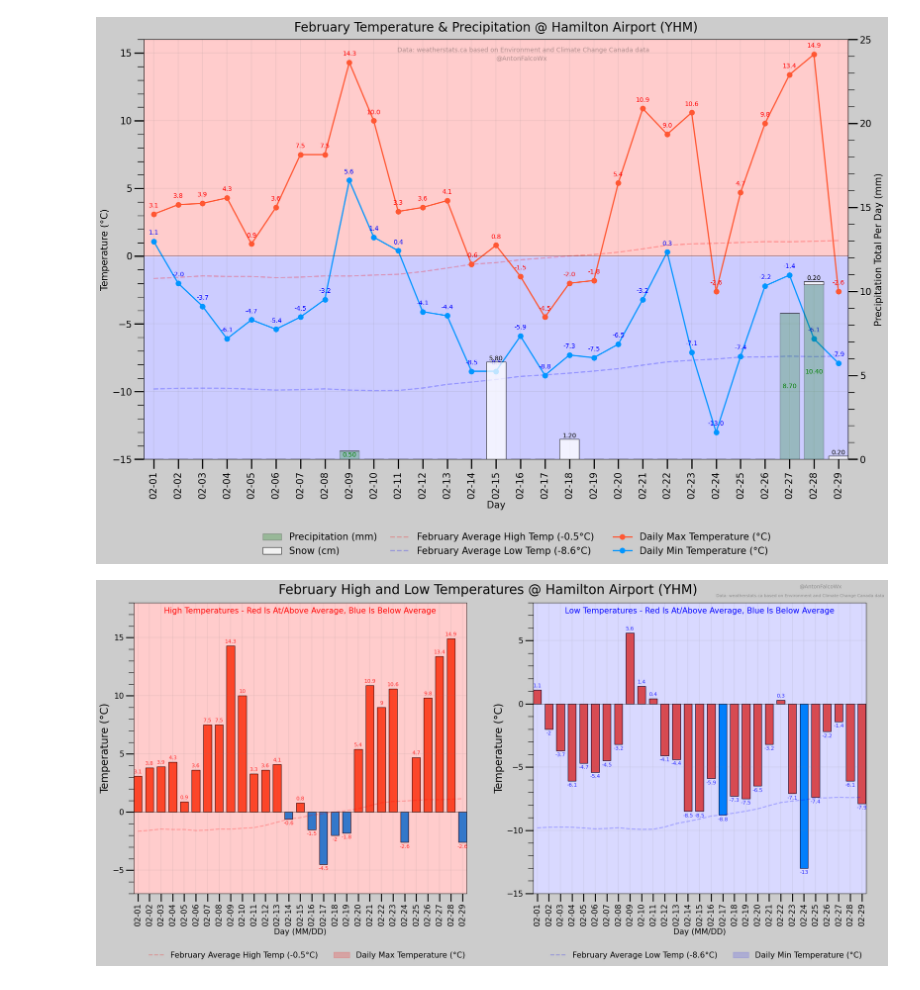
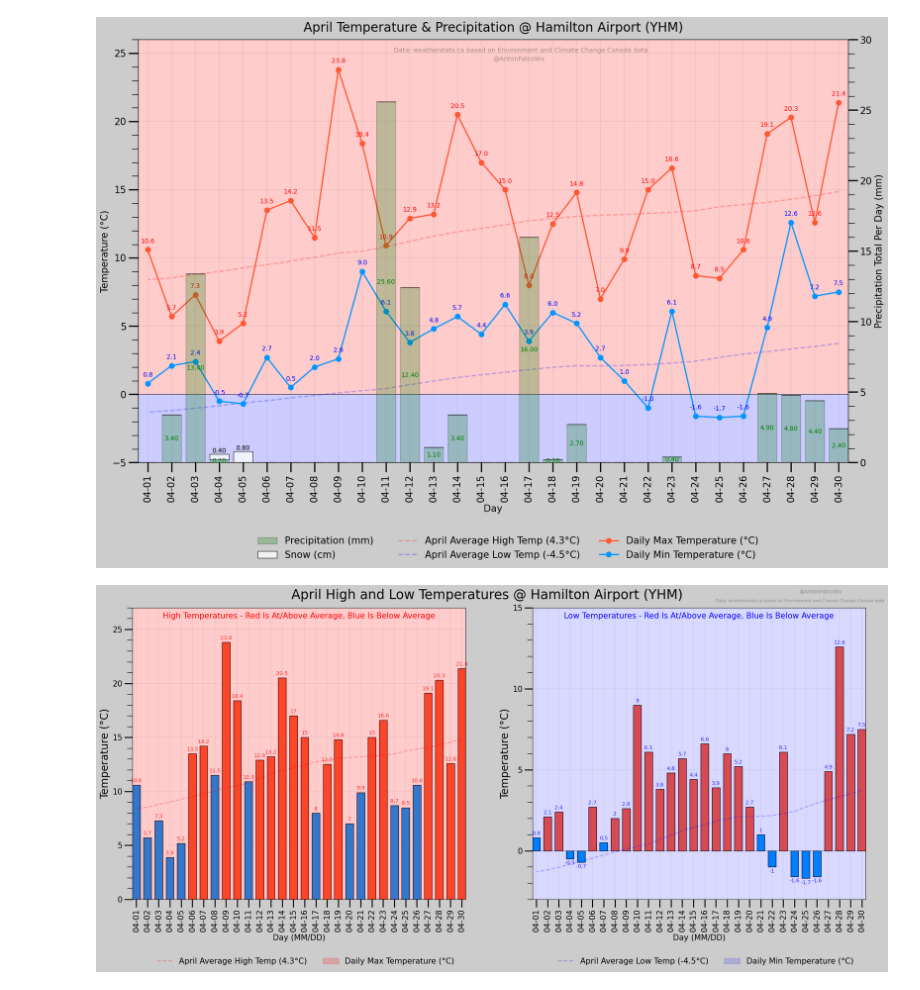
Before and after one commit to antonfalco/2024-YHM-Weather, a Jupyter notebook: YHM 2024 YEARLY OVERVIEW.ipynb, the cells around one changed output. Drawn from its saved outputs; the diff is of its cells as text; code cells hidden in the pictures.

```diff
--- a/YHM 2024 YEARLY OVERVIEW.ipynb
+++ b/YHM 2024 YEARLY OVERVIEW.ipynb
@@ -411,7 +426,7 @@ plt.close()
 # %%
 #Un-Comment to use for monthly health breakdown
 Yearly = pd.read_excel(r'C:\Users\Anton\Desktop\Visualization\YHM Reports\YHM 2024\Yearly.xlsx')
-Yearly = Yearly[(Yearly['date'] >= '2024-02-01') & (Yearly['date'] < '2024-03-01')].reset_index()
+Yearly = Yearly[(Yearly['date'] >= '2024-04-01') & (Yearly['date'] < '2024-05-01')].reset_index()
 Yearly.tail(10)
 
 #For Highest Health Index Monthly
@@ -607,20 +622,26 @@ plt.close()
 # %%
-#INDIVIDUAL MONTHS: https://hamilton.weatherstats.ca/download.html (Change dates for monthly breakdowns)
+#INDIVIDUAL MONTHS: https://hamilton.weatherstats.ca/download.html (LOOK FOR CLIMATE DAILY AND DOWNLOAD PER MONTH)
 Yearly = pd.read_excel(r'C:\Users\Anton\Desktop\Visualization\YHM Reports\YHM 2024\Yearly.xlsx')
 #Yearly = Yearly[(Yearly['date'] >= '2024-01-01') & (Yearly['date'] < '2024-02-01')].reset_index()
-Yearly = Yearly[(Yearly['date'] >= '2024-02-01') & (Yearly['date'] < '2024-03-01')].reset_index()
+#Yearly = Yearly[(Yearly['date'] >= '2024-02-01') & (Yearly['date'] < '2024-03-01')].reset_index()
+#Yearly = Yearly[(Yearly['date'] >= '2024-03-01') & (Yearly['date'] < '2024-04-01')].reset_index()
+Yearly = Yearly[(Yearly['date'] >= '2024-04-01') & (Yearly['date'] < '2024-05-01')].reset_index()
 Yearly.tail(10)
 
-#Normals found here: https://hamilton.weatherstats.ca/download.html (LOOK FOR 30 YEAR NORMALS AND DOWNLOAD MONTHLY)
+#Normals found here: https://hamilton.weatherstats.ca/download.html (LOOK FOR 30 YEAR DAILY NORMALS AND DOWNLOAD PER MONTH)
 Normals = pd.read_excel(r'C:\Users\Anton\Desktop\Visualization\YHM Reports\YHM 2024\Normals.xlsx')
 #Normals = Normals[(Normals['date'] >= '2024-01-01') & (Normals['date'] < '2024-02-01')].reset_index()
-Normals = Normals[(Normals['date'] >= '2024-02-01') & (Normals['date'] < '2024-03-01')].reset_index()
+#Normals = Normals[(Normals['date'] >= '2024-02-01') & (Normals['date'] < '2024-03-01')].reset_index()
+#Normals = Normals[(Normals['date'] >= '2024-03-01') & (Normals['date'] < '2024-04-01')].reset_index()
+Normals = Normals[(Normals['date'] >= '2024-04-01') & (Normals['date'] < '2024-05-01')].reset_index()
 #Normals.head(10)
 
-#Extremes found here: https://hamilton.weatherstats.ca/download.html (LOOK FOR 30 YEAR EXTREMES AND DOWNLOAD MONTHLY)
+#Extremes found here: https://hamilton.weatherstats.ca/download.html (LOOK FOR 30 YEAR DAILY EXTREMES AND DOWNLOAD PER MONTH)
 Extremes = pd.read_excel(r'C:\Users\Anton\Desktop\Visualization\YHM Reports\YHM 2024\Daily_Extremes.xlsx')
 #Extremes = Extremes[(Extremes['date'] >= '2024-01-01') & (Extremes['date'] < '2024-02-01')].reset_index()
-Extremes = Extremes[(Extremes['date'] >= '2024-02-01') & (Extremes['date'] < '2024-03-01')].reset_index()
+#Extremes = Extremes[(Extremes['date'] >= '2024-02-01') & (Extremes['date'] < '2024-03-01')].reset_index()
+#Extremes = Extremes[(Extremes['date'] >= '2024-03-01') & (Extremes['date'] < '2024-04-01')].reset_index()
+Extremes = Extremes[(Extremes['date'] >= '2024-04-01') & (Extremes['date'] < '2024-05-01')].reset_index()
 #Extremes.tail(10)
 
 #Extremes.describe
@@ -825,7 +851,7 @@ for i, txt in enumerate(Min):
 
 #Labels
 ax.grid(which='major', color='gray', linewidth=0.15)
-ax.set_title('February Temperature & Precipitation @ Hamilton Airport (YHM)', y=1.01, fontweight='bold', fontsize=20)
+ax.set_title('April Temperature & Precipitation @ Hamilton Airport (YHM)', y=1.01, fontweight='bold', fontsize=20)
 ax.set_xlabel('Day',fontweight='bold', fontsize=15)
 ax.set_ylabel('Temperature (°C)',fontweight='bold', fontsize=15)
 ax2.set_ylabel('Precipitation Total Per Day (mm)', fontweight='bold', fontsize=15)
@@ -834,12 +860,12 @@ ax2.set_ylabel('Precipitation Total Per Day (mm)', fontweight='bold', fontsize=1
 #Temperature & Day X/Y-axis
 ax.margins(x=0)
 ax.margins(y=0)
-ax.set_ylim([-15, 16])
-ax2.set_ylim([0, 25])
+ax.set_ylim([-5, 26])
+ax2.set_ylim([0, 30])
 
 #Shaded background (Background Red)
-ax.axhspan(16, 0, alpha=0.2, color='r')
-ax.axhspan(0, -15, alpha=0.2, color='b')
+ax.axhspan(40, 0, alpha=0.2, color='r')
+ax.axhspan(0, -40, alpha=0.2, color='b')
 
 #Vertical Shading (smoke)
 #start_date = dt.datetime(2023, 7, 14)
@@ -848,7 +874,7 @@ ax.axhspan(0, -15, alpha=0.2, color='b')
 
 
 #Legends
-ax.legend(["February Average High Temp (-0.5°C)", "February Average Low Temp (-8.6°C)", "Daily Max Temperature (°C)", "Daily Min Temperature (°C)"],fontsize=15,
+ax.legend(["April Average High Temp (4.3°C)", "April Average Low Temp (-4.5°C)", "Daily Max Temperature (°C)", "Daily Min Temperature (°C)"],fontsize=15,
           loc='lower center', bbox_to_anchor=(0.62, -0.25), ncol=2, frameon=False)
 ax2.legend(["Precipitation (mm)", "Snow (cm)"], fontsize=15, frameon=False, loc='lower center', bbox_to_anchor=(0.25, -0.25), ncol=1)
 
@@ -860,41 +886,41 @@ ax.yaxis.set_minor_locator(MultipleLocator())
 ax.yaxis.set_major_locator(MultipleLocator(5))
 ax2.yaxis.set_minor_locator(MultipleLocator())
 ax2.yaxis.set_major_locator(MultipleLocator(5))
 
 
 #Longer Ticks
 ax.tick_params('both', length=15, width=2, which='major', labelsize=15)
 ax.tick_params('both', length=10, width=1, which='minor', labelsize=15)
 ax2.tick_params('both', length=15, width=2, which='major', labelsize=15)
 ax2.tick_params('both', length=10, width=1, which='minor', labelsize=15)
 ax.tick_params(axis='x', rotation=90)
 
 
 date_form = DateFormatter("%m-%d")
 ax.xaxis.set_major_formatter(date_form)
 
 
 #Adding name and two line labels
 plt.text(0.5, 0.95, '@AntonFalcoWx', fontsize = 10, transform=ax.transAxes, alpha=0.3)
 plt.text(0.36, 0.97, 'Data: weatherstats.ca based on Environment and Climate Change Canada data', fontsize = 10, transform=ax.transAxes, alpha=0.3)
-#plt.text(0.45, 0.7, 'February Average High Temp (-1.7°C)',color='red', fontsize = 12, transform=ax.transAxes, alpha=0.9)
-#plt.text(0.01, 0.35, 'February Average Low Temp (-9.3°C)',color='blue', fontsize = 12, transform=ax.transAxes, alpha=0.9)
+#plt.text(0.45, 0.7, 'April Average High Temp (-1.7°C)',color='red', fontsize = 12, transform=ax.transAxes, alpha=0.9)
+#plt.text(0.01, 0.35, 'April Average Low Temp (-9.3°C)',color='blue', fontsize = 12, transform=ax.transAxes, alpha=0.9)
 
 
 #Average lines (Average Temperature and Average Precip)
 #ax.axhline(-1.7,0,28,color='red',linewidth=2.0,linestyle='dotted',alpha=0.5)
 #ax.axhline(-9.3,0,28,color='blue',linewidth=2.0,linestyle='dotted',alpha=0.5)
 ax.axhline(0,0,28,color='black',linewidth=0.5,linestyle='solid')
 
-#plt.savefig('YHM_Normals vs February.jpg', dpi=300)
+#plt.savefig('YHM_Normals vs April.jpg', dpi=300)
 plt.show()
 plt.close()
 # %% [output]
-[figure, old version]
+[figure, new version]
 # %%
 #Separated Highs and Lows
 fig, (ax, ax2) = plt.subplots(1, 2, figsize=(25,10))
-fig.suptitle('February High and Low Temperatures @ Hamilton Airport (YHM)',  y=.93, fontweight='bold', fontsize=25)
+fig.suptitle('April High and Low Temperatures @ Hamilton Airport (YHM)',  y=.93, fontweight='bold', fontsize=25)
 #ax.set_facecolor('#DEDEDE')
 #ax2.set_facecolor('#DEDEDE')
 fig.patch.set_facecolor('#ccc')
@@ -905,12 +931,12 @@ Max_Temp = Yearly['max_temperature']
 Min_Temp = Yearly['min_temperature']
 
 #Left Plot: Data and below average color change
-colormap = np.where(Yearly['max_temperature']< -0.5, '#0096FF','#FF5733')
+colormap = np.where(Yearly['max_temperature']< 11.8, '#0096FF','#FF5733')
 Precip = ax.bar(height=Yearly['max_temperature'], x=Yearly['date'], width=0.7, color=colormap, edgecolor='black')
 ax.bar_label(Precip, padding=3, fontsize=10, fontweight='bold', color='red', alpha=0.8)
 
 #Right Plot: Data and below average color change
-colormap=np.where(Yearly['min_temperature']> -8.6, '#FF5733','#0096FF')
+colormap=np.where(Yearly['min_temperature']> 1.5, '#FF5733','#0096FF')
 Precip2 = ax2.bar(height=Yearly['min_temperature'], x=Yearly['date'], width=0.7, color=colormap, edgecolor='black')
 ax2.bar_label(Precip2, padding=3, fontsize=10, fontweight='bold', color='blue', alpha=0.8)
 
@@ -936,20 +962,20 @@ ax2.set_ylabel('Temperature (°C)', fontweight='bold', fontsize=20)
 #Temperature & Day X/Y-axis
 ax.margins(x=0)
 ax.margins(y=0)
-ax.set_ylim([-7, 18])
+ax.set_ylim([0, 27])
 
 ax2.margins(x=0)
 ax2.margins(y=0)
-ax2.set_ylim([-15, 8])
+ax2.set_ylim([-3, 15])
 
 #Shaded background
-ax.axhspan(-15, 20, alpha=0.2, color='r')
-ax2.axhspan(15, -20, alpha=0.15, color='b')
+ax.axhspan(-40, 40, alpha=0.2, color='r')
+ax2.axhspan(40, -40, alpha=0.15, color='b')
 
 
 #Legends
-ax.legend(["February Average High Temp (-0.5°C)", "Daily Max Temperature (°C)"], fontsize=15, loc='lower center', bbox_to_anchor=(0.52, -0.25), ncol=2, frameon=False)
-ax2.legend([ "February Average Low Temp (-8.6°C)", "Daily Min Temperature (°C)"], fontsize=15,loc='lower center', bbox_to_anchor=(0.52, -0.25), ncol=2, frameon=False)
+ax.legend(["April Average High Temp (4.3°C)", "Daily Max Temperature (°C)"], fontsize=15, loc='lower center', bbox_to_anchor=(0.52, -0.25), ncol=2, frameon=False)
+ax2.legend([ "April Average Low Temp (-4.5°C)", "Daily Min Temperature (°C)"], fontsize=15,loc='lower center', bbox_to_anchor=(0.52, -0.25), ncol=2, frameon=False)
 
 
 #Changing the x and y axis intervals (ticks)
@@ -987,8 +1013,8 @@ ax2.axhline(0,0,28,color='black',linewidth=0.5,linestyle='solid',alpha=0.9)
 plt.text(2.0, 1.05, '@AntonFalcoWx', fontsize = 10, transform=ax.transAxes, alpha=0.3)
 plt.text(1.75, 1.02, 'Data: weatherstats.ca based on Environment and Climate Change Canada data', fontsize = 8, transform=ax.transAxes, alpha=0.3)
 
-#plt.text(0.6, 0.8, 'February Average High Temp (-1.7°C)',color='red', fontsize = 12, transform=ax.transAxes, alpha=0.9)
-#plt.text(1.8, 0.5, 'February Average Low Temp (-9.3°C)',color='blue', fontsize = 12, transform=ax.transAxes, alpha=0.9)
+#plt.text(0.6, 0.8, 'April Average High Temp (-1.7°C)',color='red', fontsize = 12, transform=ax.transAxes, alpha=0.9)
+#plt.text(1.8, 0.5, 'April Average Low Temp (-9.3°C)',color='blue', fontsize = 12, transform=ax.transAxes, alpha=0.9)
 
 
 #Date formatter
@@ -996,11 +1022,11 @@ date_form = DateFormatter("%m-%d")
 ax.xaxis.set_major_formatter(date_form)
 ax2.xaxis.set_major_formatter(date_form)
 
-#plt.savefig('YHM_Normals vs February Bar Graph (double).jpg', dpi=300)
+#plt.savefig('YHM_Normals vs April Bar Graph (double).jpg', dpi=300)
 plt.show()
 plt.close()
 # %% [output]
-[figure, old version]
+[figure, new version]
 # %%
 #Fill Differences From Average
 fig, (ax, ax2) = plt.subplots(1, 2, figsize=(25,10))
```
Also changed, not shown: parts of 12 cells of this notebook.
